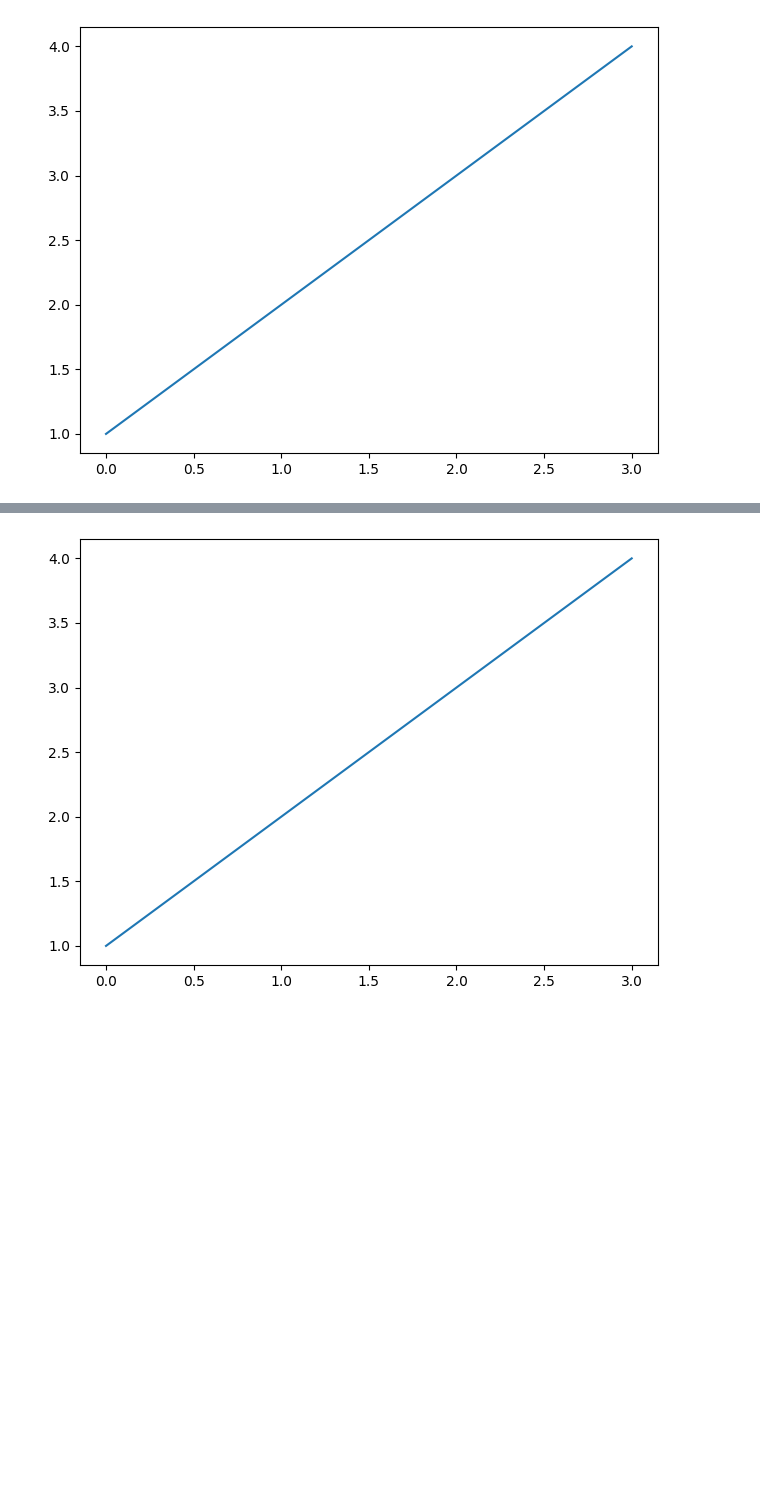
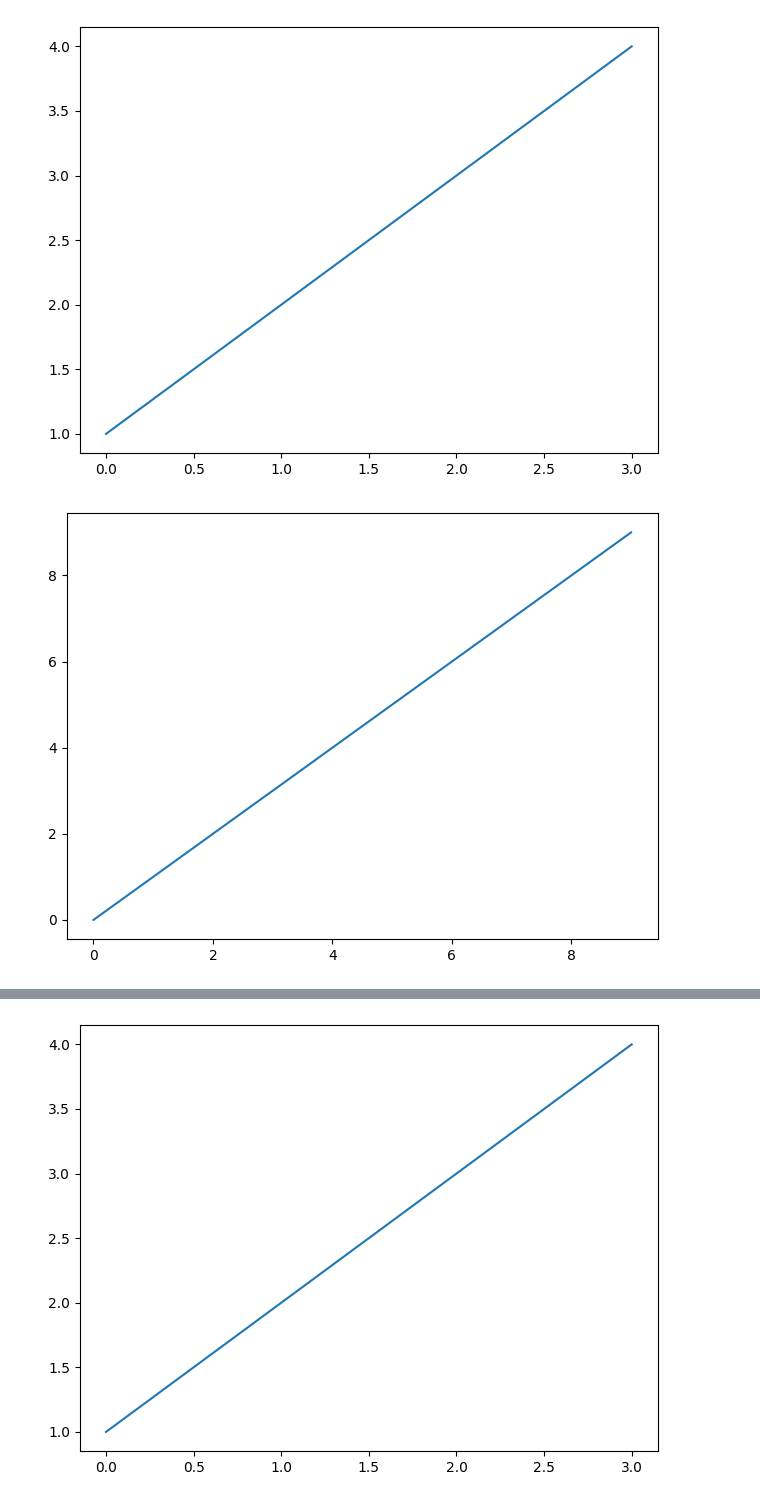
Before and after one commit to Kelniter/MakanGratis, a Jupyter notebook: Untitled2.ipynb, the cells around one changed output, grey strips where cells are left out. Cells and saved outputs as stored; diff of their text form; code cells hidden in the pictures; blank space fills up the shorter version.

```diff
--- a/Untitled2.ipynb
+++ b/Untitled2.ipynb
@@ -15,3 +16,28 @@ plt.tight_layout()
 plt.show()
 # %% [output]
 [figure]
+# %%
+import matplotlib.pyplot as plt
+
+# Your plot creation code here (e.g., plt.plot() for line graphs)
+
+plt.plot(range(10))
+
+plt.tight_layout()
+
+from IPython.core.display import HTML
+
+HTML("""
+<style>
+.output_png {
+    display: table-cell;
+    text-align: center;
+    vertical-align: middle;
+}
+</style>
+""")
+
+# Display the plot
+plt.show()
+# %% [output]
+[figure, added]
```
Also changed, not shown: parts of 3 cells of this notebook.
